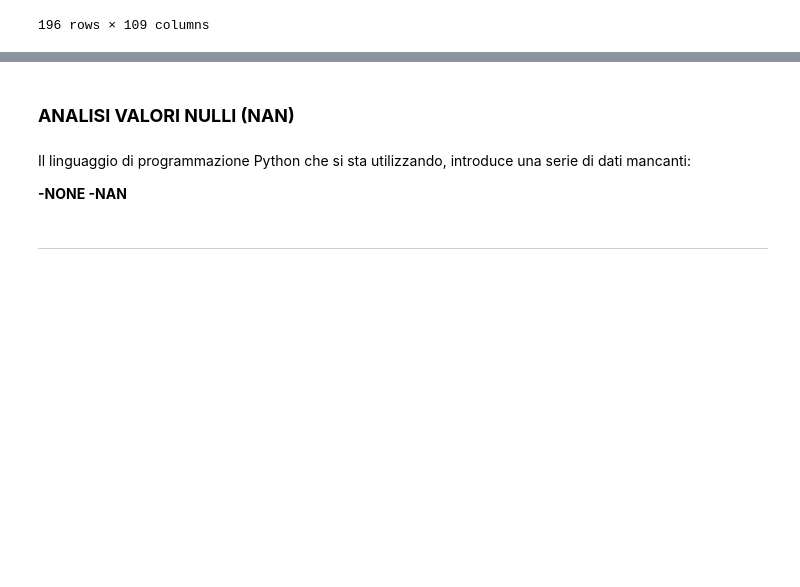
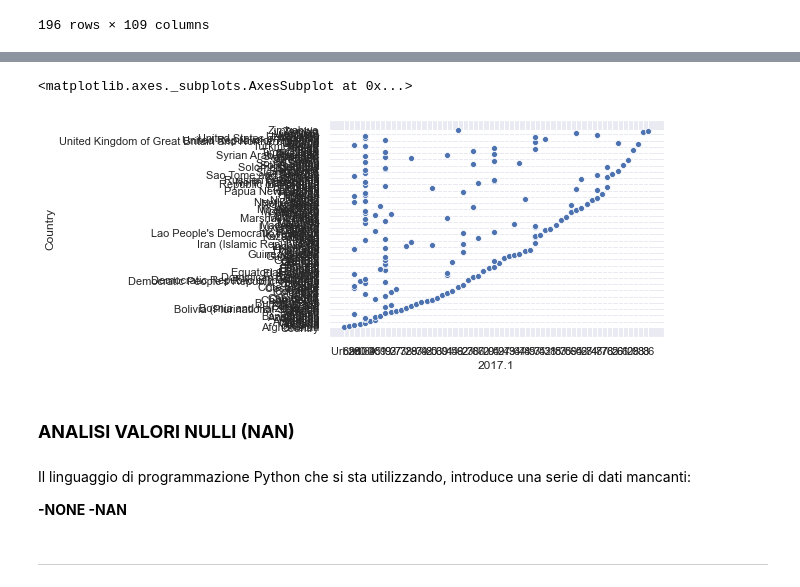
Before and after one commit to FRANCE2011/Uni-github, a Jupyter notebook: Sanitation and Global Health.ipynb, the cells around one changed output, grey strips where cells are left out. Cells and saved outputs as stored; diff of their text form; code cells hidden in the pictures; blank space fills up the shorter version.

```diff
--- a/Sanitation and Global Health.ipynb
+++ b/Sanitation and Global Health.ipynb
@@ -107,3 +206,12 @@ df_sanitation.sort_values(by="2017") # vogliamo ordinare il dataframe in base al
+# %%
+# importazione librerie per la visualizzazione grafica
+%matplotlib inline
+import matplotlib.pyplot as plt
+import seaborn; seaborn.set()
+seaborn.scatterplot(data=dd, x='2017.1', y='Country')   # il risultato del grafico è sbagliato, è da rifare
+# %% [output]
+<matplotlib.axes._subplots.AxesSubplot at 0x...>
+[figure, added]
 # %% [markdown]
 ### **ANALISI VALORI NULLI (NAN)**
 # %% [markdown]
```
Also changed, not shown: parts of 36 cells of this notebook.
